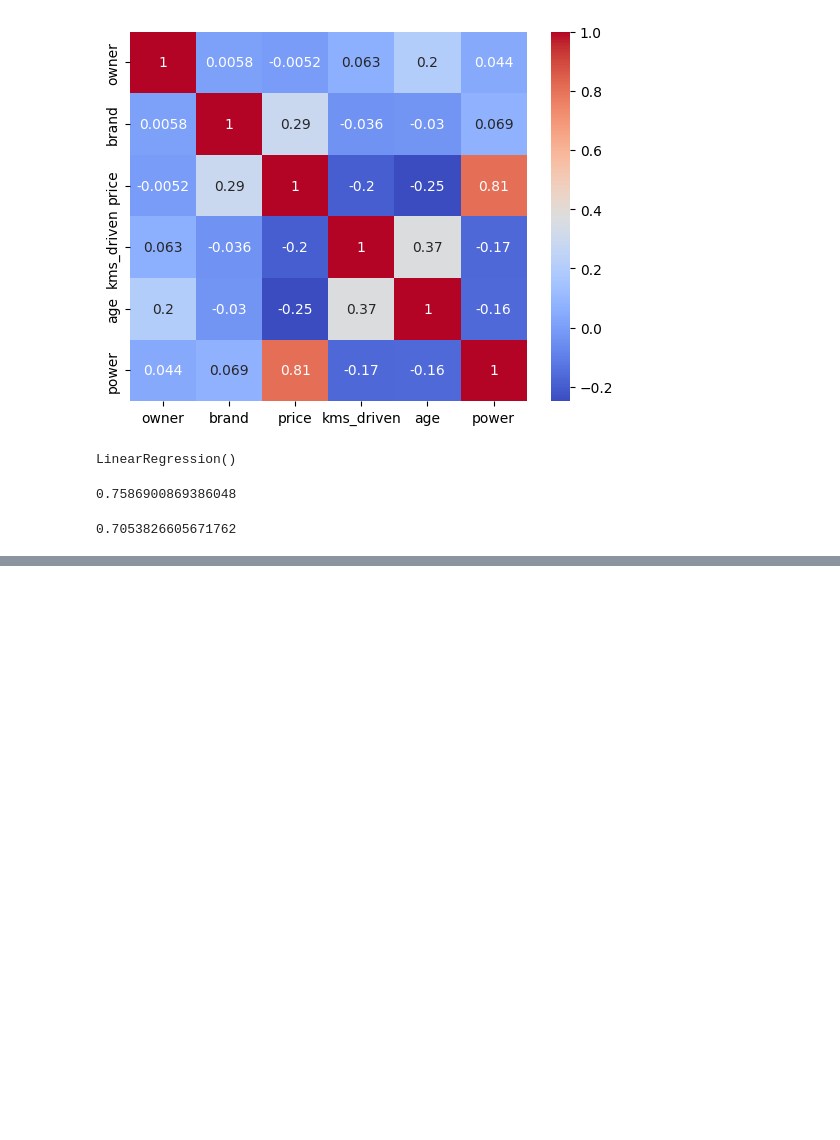
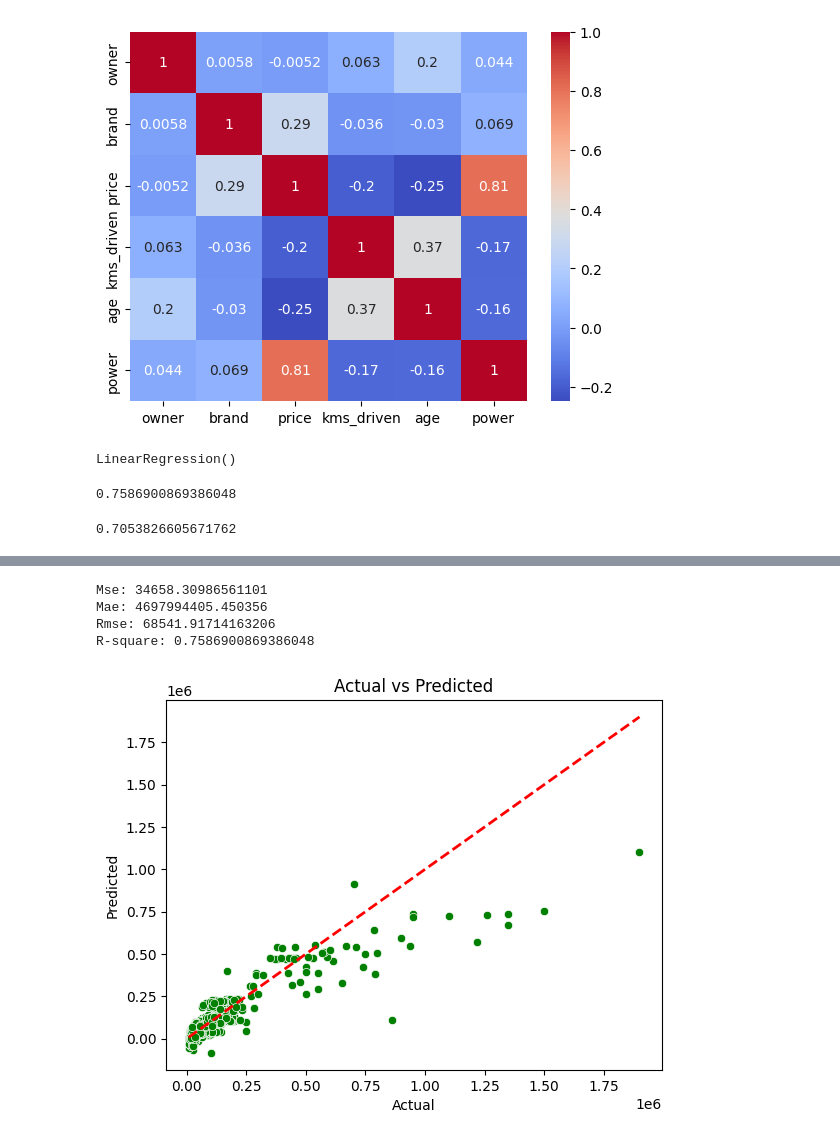
Before and after one commit to ds-mohit/Machine-Learning, a Jupyter notebook: linearReg.ipynb, the cells around one changed output, grey strips where cells are left out. Cells and saved outputs as stored; diff of their text form; code cells hidden in the pictures; blank space fills up the shorter version.

```diff
--- a/linearReg.ipynb
+++ b/linearReg.ipynb
@@ -250,3 +250,6 @@ model.score(x_test,y_test)
 model.score(x_train,y_train)
 # %% [output]
 0.7053826605671762
+# %%
+y_pred=model.predict(x_test)
+y_pred
@@ -252,0 +259,3 @@ model.score(x_train,y_train)
+# %%
+d1=pd.DataFrame({"Actual":y_test,"Predicted":y_pred})
+d1
@@ -252,0 +276,21 @@ model.score(x_train,y_train)
+# %%
+from sklearn import metrics
+print("Mae:",metrics.mean_absolute_error(y_test,y_pred))
+print("Mse:",metrics.mean_squared_error(y_test,y_pred))
+print("Rmse:",np.sqrt(metrics.mean_squared_error(y_test,y_pred)))
+print("R-square:",model.score(x_test,y_test))
+# %% [output]
+Mse: 34658.30986561101
+Mae: 4697994405.450356
+Rmse: 68541.91714163206
+R-square: 0.7586900869386048
+# %%
+sns.scatterplot(x="Actual",y="Predicted",data=d1,color="green")
+plt.xlabel("Actual")
+plt.ylabel("Predicted")
+plt.title("Actual vs Predicted")
+
+plt.plot([y_test.min(),y_test.max()],[y_test.min(),y_test.max()],color="red",linewidth=2,linestyle="--")
+plt.show()
+# %% [output]
+[figure, added]
```
Also changed, not shown: parts of 2 cells of this notebook, 6 other files.
